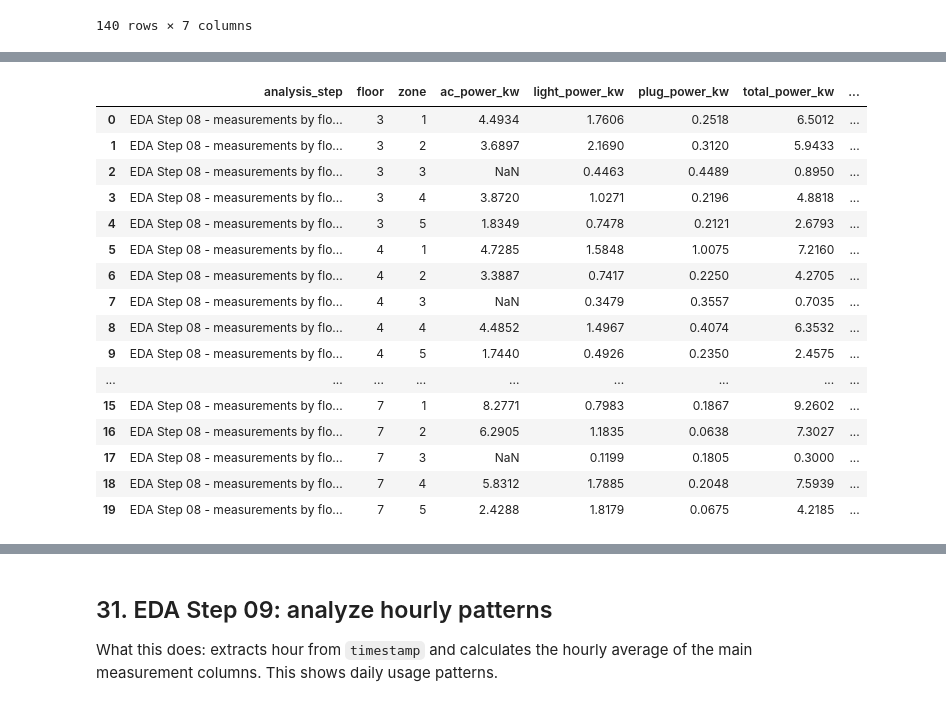
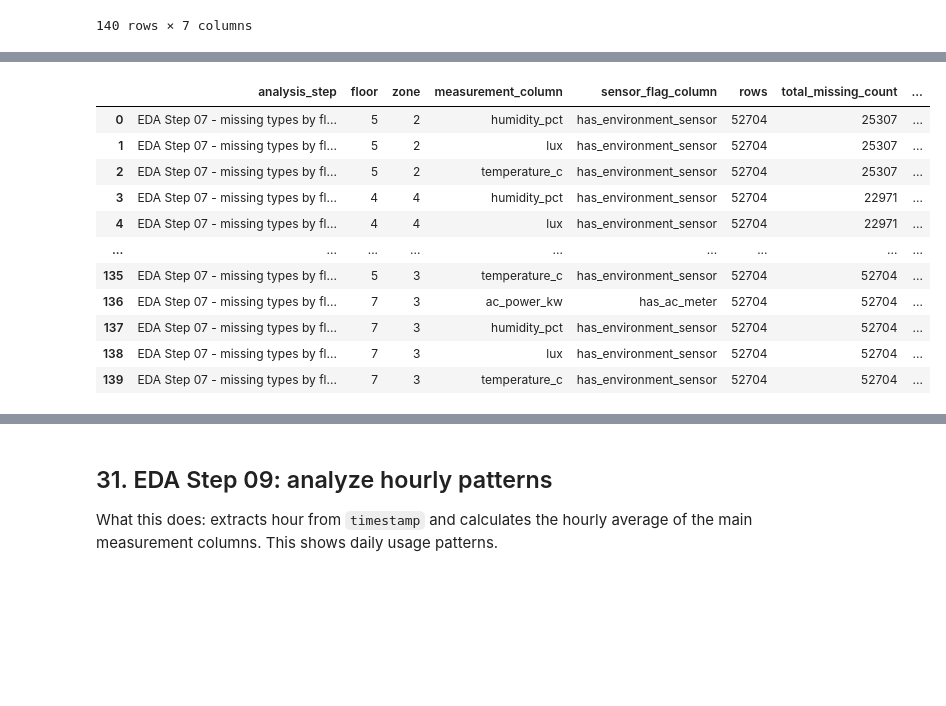
Before and after one commit to Lee-yongli/Artificial-Intelligence-for-Smart-Building-Log-Analysis, a Jupyter notebook: Artificial Intelligence for Smart-Building Log Analysis/merge_2018_2019_floors_3_4_5_7.ipynb, the cells around one changed output, grey strips where cells are left out. Drawn from its saved outputs; the diff is of its cells as text; code cells hidden in the pictures; blank space fills up the shorter version.

```diff
--- a/Artificial Intelligence for Smart-Building Log Analysis/merge_2018_2019_floors_3_4_5_7.ipynb
+++ b/Artificial Intelligence for Smart-Building Log Analysis/merge_2018_2019_floors_3_4_5_7.ipynb
@@ -855,6 +965,16 @@ MEASUREMENT_COLUMNS = [
 
 EDA_ID_COLUMNS = ["timestamp", "year", "floor", "zone"]
 
+MISSING_TYPE_SENSOR_MAP = {
+    "ac_power_kw": "has_ac_meter",
+    "light_power_kw": "has_light_meter",
+    "plug_power_kw": "has_plug_meter",
+    "total_power_kw": "has_any_power_meter",
+    "temperature_c": "has_environment_sensor",
+    "humidity_pct": "has_environment_sensor",
+    "lux": "has_environment_sensor",
+}
+
 EDA_OUTPUT_FILES = {}
 
 EDA_FIGURE_DIR = OUTPUT_DIR / "eda_figures"
@@ -1141,34 +1231,47 @@ What this does: calculates average values for each `floor` and `zone`. This iden
 # %%
-def eda_step_08_measurements_by_floor_zone(df: pd.DataFrame, measurement_columns: list[str]) -> pd.DataFrame:
-    available_measurements = [col for col in measurement_columns if col in df.columns]
-    by_floor_zone = (
-        df.groupby(["floor", "zone"], as_index=False)[available_measurements]
-        .mean()
-        .round(4)
-        .sort_values(["floor", "zone"])
-        .reset_index(drop=True)
-    )
-    by_floor_zone.insert(0, "analysis_step", "EDA Step 08 - measurements by floor and zone")
-    return by_floor_zone
+def eda_step_07_missing_type_by_floor_zone(df: pd.DataFrame, measurement_sensor_map: dict[str, str]) -> pd.DataFrame:
+    records = []
+
+    for (floor, zone), group in df.groupby(["floor", "zone"], sort=True):
+        for measurement, sensor_flag_col in measurement_sensor_map.items():
+            has_sensor = group[sensor_flag_col].fillna(False).astype(bool)
+            is_missing = group[measurement].isna()
+            structural_missing = is_missing & ~has_sensor
+            real_missing = is_missing & has_sensor
+
+            records.append({
+                "analysis_step": "EDA Step 07 - missing types by floor and zone",
+                "floor": floor,
+                "zone": zone,
+                "measurement_column": measurement,
+                "sensor_flag_column": sensor_flag_col,
+                "rows": len(group),
+                "total_missing_count": int(is_missing.sum()),
+                "structural_missing_count": int(structural_missing.sum()),
+                "real_missing_count": int(real_missing.sum()),
+                "total_missing_pct": round(is_missing.mean() * 100, 4),
+                "structural_missing_pct": round(structural_missing.mean() * 100, 4),
+                "real_missing_pct": round(real_missing.mean() * 100, 4),
+            })
+
+    return pd.DataFrame(records).sort_values(
+        ["real_missing_count", "structural_missing_count", "floor", "zone", "measurement_column"],
+        ascending=[False, False, True, True, True],
+    ).reset_index(drop=True)
 
 
-eda_measurements_by_floor_zone = eda_step_08_measurements_by_floor_zone(eda_df, MEASUREMENT_COLUMNS)
-display(eda_measurements_by_floor_zone)
+eda_missing_type_by_floor_zone = eda_step_07_missing_type_by_floor_zone(eda_df, MISSING_TYPE_SENSOR_MAP)
+display(eda_missing_type_by_floor_zone)
 # %% [output]
-|  | analysis_step | floor | zone | ac_power_kw | light_power_kw | plug_power_kw | total_power_kw | ... |
-| 0 | EDA Step 08 - measurements by flo... | 3 | 1 | 4.4934 | 1.7606 | 0.2518 | 6.5012 | ... |
-| 1 | EDA Step 08 - measurements by flo... | 3 | 2 | 3.6897 | 2.1690 | 0.3120 | 5.9433 | ... |
-| 2 | EDA Step 08 - measurements by flo... | 3 | 3 | NaN | 0.4463 | 0.4489 | 0.8950 | ... |
-| 3 | EDA Step 08 - measurements by flo... | 3 | 4 | 3.8720 | 1.0271 | 0.2196 | 4.8818 | ... |
-| 4 | EDA Step 08 - measurements by flo... | 3 | 5 | 1.8349 | 0.7478 | 0.2121 | 2.6793 | ... |
-| 5 | EDA Step 08 - measurements by flo... | 4 | 1 | 4.7285 | 1.5848 | 1.0075 | 7.2160 | ... |
-| 6 | EDA Step 08 - measurements by flo... | 4 | 2 | 3.3887 | 0.7417 | 0.2250 | 4.2705 | ... |
-| 7 | EDA Step 08 - measurements by flo... | 4 | 3 | NaN | 0.3479 | 0.3557 | 0.7035 | ... |
-| 8 | EDA Step 08 - measurements by flo... | 4 | 4 | 4.4852 | 1.4967 | 0.4074 | 6.3532 | ... |
-| 9 | EDA Step 08 - measurements by flo... | 4 | 5 | 1.7440 | 0.4926 | 0.2350 | 2.4575 | ... |
+|  | analysis_step | floor | zone | measurement_column | sensor_flag_column | rows | total_missing_count | ... |
+| 0 | EDA Step 07 - missing types by fl... | 5 | 2 | humidity_pct | has_environment_sensor | 52704 | 25307 | ... |
+| 1 | EDA Step 07 - missing types by fl... | 5 | 2 | lux | has_environment_sensor | 52704 | 25307 | ... |
+| 2 | EDA Step 07 - missing types by fl... | 5 | 2 | temperature_c | has_environment_sensor | 52704 | 25307 | ... |
+| 3 | EDA Step 07 - missing types by fl... | 4 | 4 | humidity_pct | has_environment_sensor | 52704 | 22971 | ... |
+| 4 | EDA Step 07 - missing types by fl... | 4 | 4 | lux | has_environment_sensor | 52704 | 22971 | ... |
 | ... | ... | ... | ... | ... | ... | ... | ... | ... |
-| 15 | EDA Step 08 - measurements by flo... | 7 | 1 | 8.2771 | 0.7983 | 0.1867 | 9.2602 | ... |
-| 16 | EDA Step 08 - measurements by flo... | 7 | 2 | 6.2905 | 1.1835 | 0.0638 | 7.3027 | ... |
-| 17 | EDA Step 08 - measurements by flo... | 7 | 3 | NaN | 0.1199 | 0.1805 | 0.3000 | ... |
-| 18 | EDA Step 08 - measurements by flo... | 7 | 4 | 5.8312 | 1.7885 | 0.2048 | 7.5939 | ... |
-| 19 | EDA Step 08 - measurements by flo... | 7 | 5 | 2.4288 | 1.8179 | 0.0675 | 4.2185 | ... |
+| 135 | EDA Step 07 - missing types by fl... | 5 | 3 | temperature_c | has_environment_sensor | 52704 | 52704 | ... |
+| 136 | EDA Step 07 - missing types by fl... | 7 | 3 | ac_power_kw | has_ac_meter | 52704 | 52704 | ... |
+| 137 | EDA Step 07 - missing types by fl... | 7 | 3 | humidity_pct | has_environment_sensor | 52704 | 52704 | ... |
+| 138 | EDA Step 07 - missing types by fl... | 7 | 3 | lux | has_environment_sensor | 52704 | 52704 | ... |
+| 139 | EDA Step 07 - missing types by fl... | 7 | 3 | temperature_c | has_environment_sensor | 52704 | 52704 | ... |
```
Also changed, not shown: parts of 39 cells of this notebook, 13 other files.
